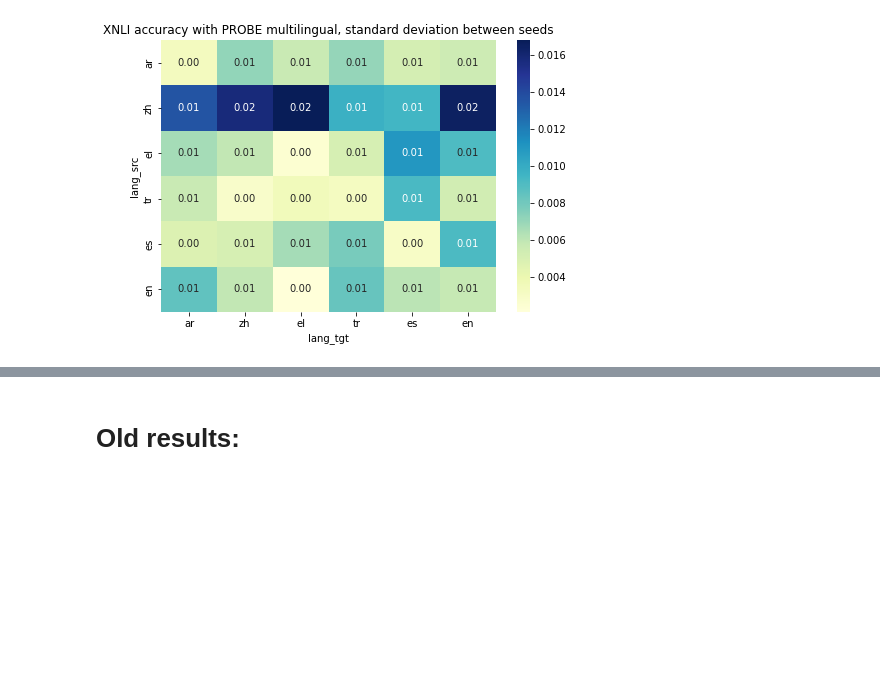
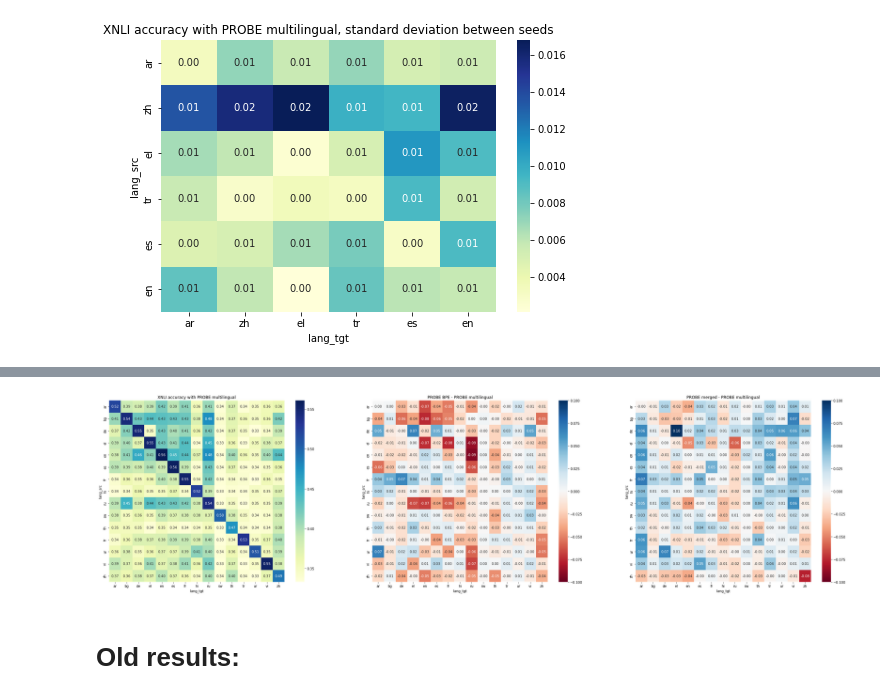
Before and after one commit to tomlimi/entangled_in_scripts, a Jupyter notebook: src/notebooks/3_xnli_results.ipynb, the cells around one changed output, grey strips where cells are left out. Drawn from its saved outputs; the diff is of its cells as text; code cells hidden in the pictures; blank space fills up the shorter version.

```diff
--- a/src/notebooks/3_xnli_results.ipynb
+++ b/src/notebooks/3_xnli_results.ipynb
@@ -131,3 +189,13 @@ plot_heatmaps(df, df['tokenizer_type'] == 'multilingual-tokenization', f'{post_t
+# %%
+post_training = 'PROBE'
+df = df_all
+plot_heatmaps(df, df['tokenizer_type'] == '20l-multilingual-tokenization', f'{post_training} multilingual',
+    compared=[df['tokenizer_type'] == '20l-bpe-tokenization', df['tokenizer_type'] == '20l-merged-tokenization'],
+    compared_titles=[f'{post_training} BPE', f'{post_training} merged'],
+    figsize=(40, 10)
+    )
+# %% [output]
+[figure, added]
 # %% [markdown]
 # Old results:
 # %%
```
Also changed, not shown: parts of 6 cells of this notebook.
